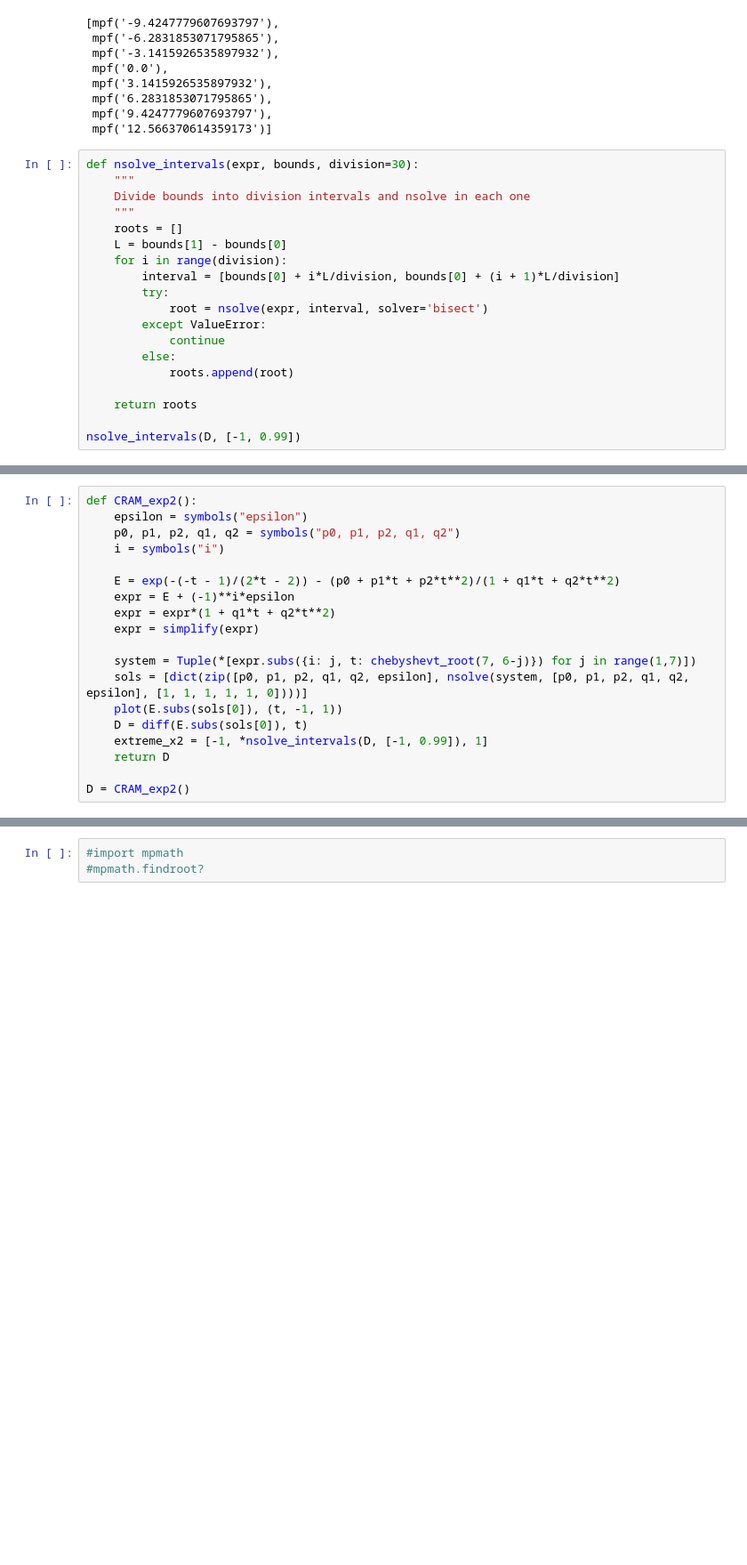
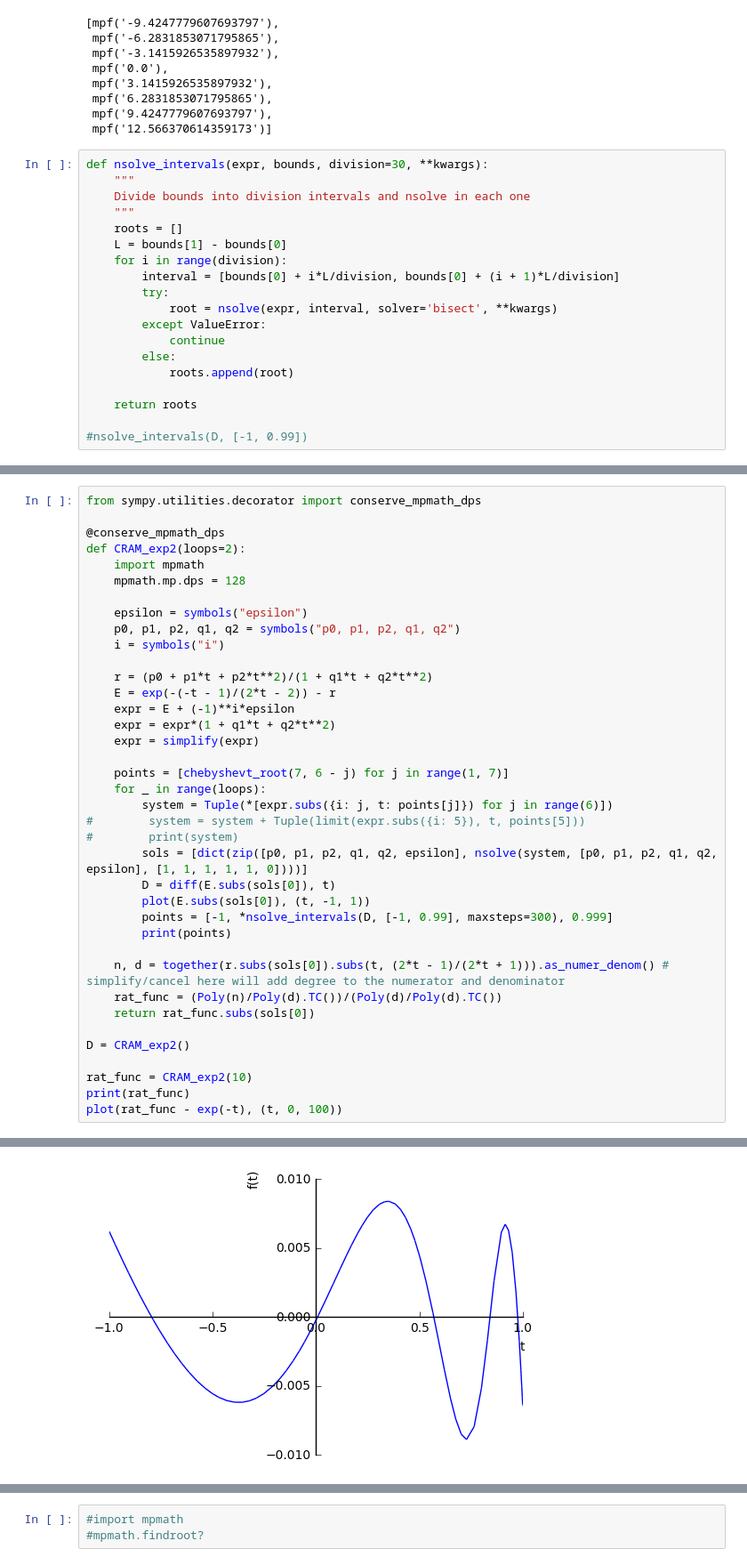
Before and after one commit to ergs/sandbox, a Jupyter notebook: Chebyshev2.ipynb, the cells around one changed output, grey strips where cells are left out. Shown at 89% size. Cells and saved outputs as stored; diff of their text form; blank space fills up the shorter version.

```diff
--- a/Chebyshev2.ipynb
+++ b/Chebyshev2.ipynb
@@ -66,7 +66,7 @@ bisect_roots(sin(x), [-10, 13])
  mpf('9.4247779607693797'),
  mpf('12.566370614359173')]
 # %%
-def nsolve_intervals(expr, bounds, division=30):
+def nsolve_intervals(expr, bounds, division=30, **kwargs):
     """
     Divide bounds into division intervals and nsolve in each one
     """
@@ -75,7 +75,7 @@ def nsolve_intervals(expr, bounds, division=30):
     for i in range(division):
         interval = [bounds[0] + i*L/division, bounds[0] + (i + 1)*L/division]
         try:
-            root = nsolve(expr, interval, solver='bisect')
+            root = nsolve(expr, interval, solver='bisect', **kwargs)
         except ValueError:
             continue
         else:
@@ -83,4 +83,4 @@ def nsolve_intervals(expr, bounds, division=30):
 
     return roots
 
-nsolve_intervals(D, [-1, 0.99])
+#nsolve_intervals(D, [-1, 0.99])
@@ -92,21 +87,40 @@ nsolve_intervals(D, [-1, 0.99])
 # %%
-def CRAM_exp2():
+from sympy.utilities.decorator import conserve_mpmath_dps
+
+@conserve_mpmath_dps
+def CRAM_exp2(loops=2):
+    import mpmath
+    mpmath.mp.dps = 128
+
     epsilon = symbols("epsilon")
     p0, p1, p2, q1, q2 = symbols("p0, p1, p2, q1, q2")
     i = symbols("i")
 
-    E = exp(-(-t - 1)/(2*t - 2)) - (p0 + p1*t + p2*t**2)/(1 + q1*t + q2*t**2)
+    r = (p0 + p1*t + p2*t**2)/(1 + q1*t + q2*t**2)
+    E = exp(-(-t - 1)/(2*t - 2)) - r
     expr = E + (-1)**i*epsilon
     expr = expr*(1 + q1*t + q2*t**2)
     expr = simplify(expr)
 
-    system = Tuple(*[expr.subs({i: j, t: chebyshevt_root(7, 6-j)}) for j in range(1,7)])
-    sols = [dict(zip([p0, p1, p2, q1, q2, epsilon], nsolve(system, [p0, p1, p2, q1, q2, epsilon], [1, 1, 1, 1, 1, 0])))]
-    plot(E.subs(sols[0]), (t, -1, 1))
-    D = diff(E.subs(sols[0]), t)
-    extreme_x2 = [-1, *nsolve_intervals(D, [-1, 0.99]), 1]
-    return D
+    points = [chebyshevt_root(7, 6 - j) for j in range(1, 7)]
+    for _ in range(loops):
+        system = Tuple(*[expr.subs({i: j, t: points[j]}) for j in range(6)])
+#        system = system + Tuple(limit(expr.subs({i: 5}), t, points[5]))
+#        print(system)
+        sols = [dict(zip([p0, p1, p2, q1, q2, epsilon], nsolve(system, [p0, p1, p2, q1, q2, epsilon], [1, 1, 1, 1, 1, 0])))]
+        D = diff(E.subs(sols[0]), t)
+        plot(E.subs(sols[0]), (t, -1, 1))
+        points = [-1, *nsolve_intervals(D, [-1, 0.99], maxsteps=300), 0.999]
+        print(points)
+
+    n, d = together(r.subs(sols[0]).subs(t, (2*t - 1)/(2*t + 1))).as_numer_denom() # simplify/cancel here will add degree to the numerator and denominator
+    rat_func = (Poly(n)/Poly(d).TC())/(Poly(d)/Poly(d).TC())
+    return rat_func.subs(sols[0])
 
 D = CRAM_exp2()
+
+rat_func = CRAM_exp2(10)
+print(rat_func)
+plot(rat_func - exp(-t), (t, 0, 100))
 # %% [output]
 [figure]
@@ -112,0 +128 @@ D = CRAM_exp2()
+[figure, added]
```
Also changed, not shown: parts of 10 cells of this notebook, 1 other file.
